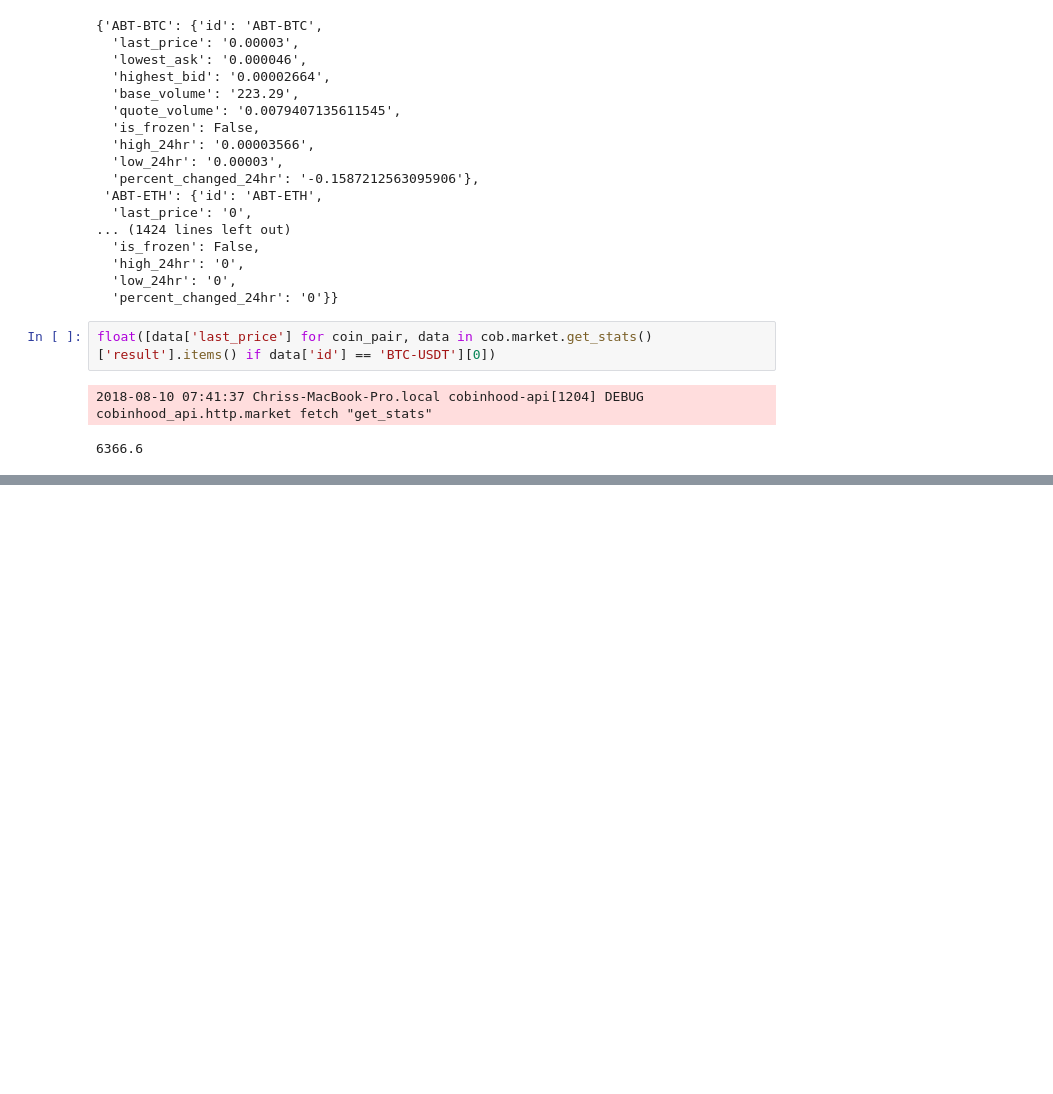
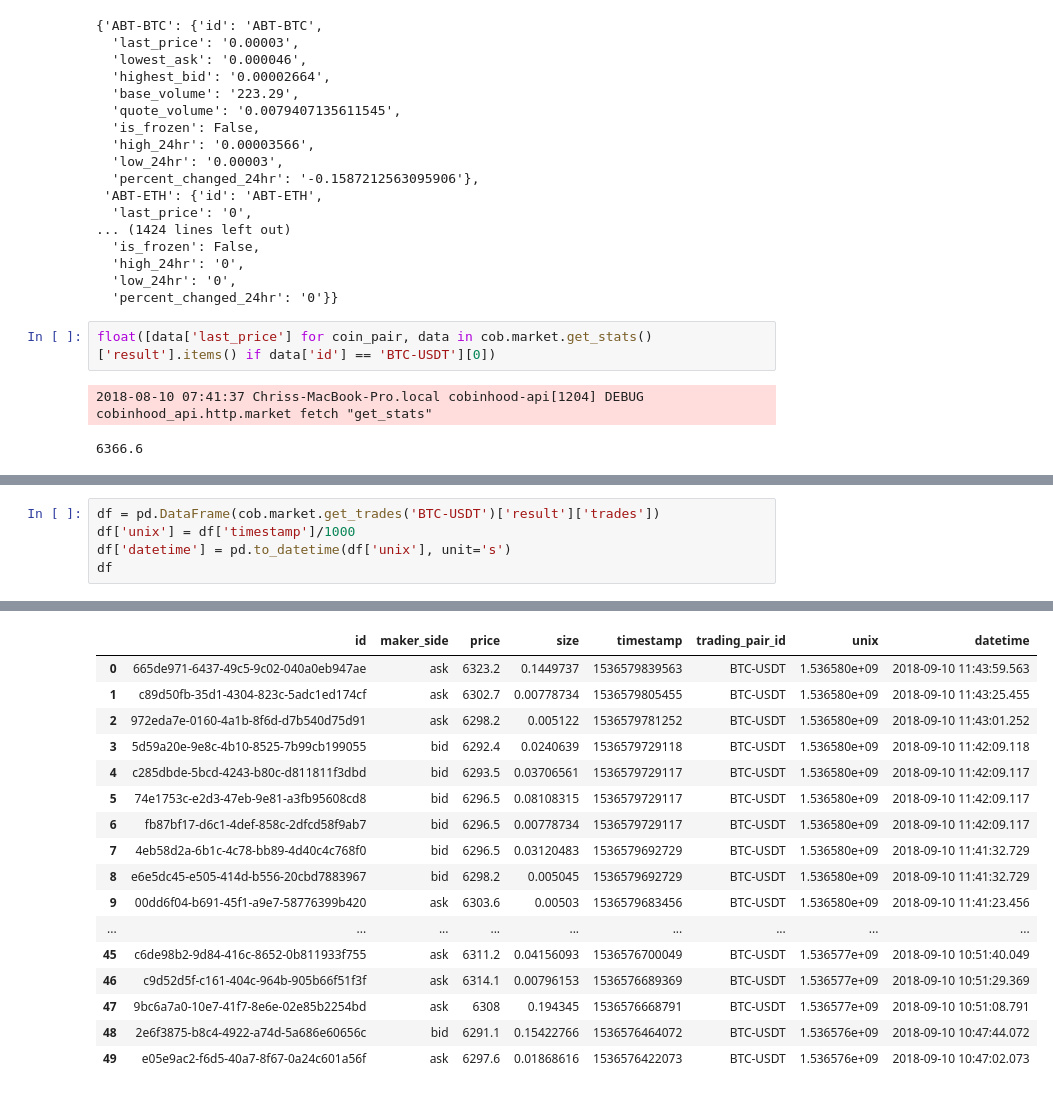
Before and after one commit to ChrisMcPherson/logic_by_loidsig, a Jupyter notebook: notebooks/cobinhood_data_exploration.ipynb, the cells around one changed output, grey strips where cells are left out. Cells and saved outputs as stored; diff of their text form; blank space fills up the shorter version.

```diff
--- a/notebooks/cobinhood_data_exploration.ipynb
+++ b/notebooks/cobinhood_data_exploration.ipynb
@@ -294,0 +419,6 @@ float([data['last_price'] for coin_pair, data in cob.market.get_stats()['result'
+# %%
+df = pd.DataFrame(cob.market.get_trades('BTC-USDT')['result']['trades'])
+df['unix'] = df['timestamp']/1000
+df['datetime'] = pd.to_datetime(df['unix'], unit='s')
+df
+# %% [output]
@@ -294,0 +426,17 @@ float([data['last_price'] for coin_pair, data in cob.market.get_stats()['result'
+|  | id | maker_side | price | size | timestamp | trading_pair_id | unix | datetime |
+| 0 | 665de971-6437-49c5-9c02-040a0eb947ae | ask | 6323.2 | 0.1449737 | 1536579839563 | BTC-USDT | 1.536580e+09 | 2018-09-10 11:43:59.563 |
+| 1 | c89d50fb-35d1-4304-823c-5adc1ed174cf | ask | 6302.7 | 0.00778734 | 1536579805455 | BTC-USDT | 1.536580e+09 | 2018-09-10 11:43:25.455 |
+| 2 | 972eda7e-0160-4a1b-8f6d-d7b540d75d91 | ask | 6298.2 | 0.005122 | 1536579781252 | BTC-USDT | 1.536580e+09 | 2018-09-10 11:43:01.252 |
+| 3 | 5d59a20e-9e8c-4b10-8525-7b99cb199055 | bid | 6292.4 | 0.0240639 | 1536579729118 | BTC-USDT | 1.536580e+09 | 2018-09-10 11:42:09.118 |
+| 4 | c285dbde-5bcd-4243-b80c-d811811f3dbd | bid | 6293.5 | 0.03706561 | 1536579729117 | BTC-USDT | 1.536580e+09 | 2018-09-10 11:42:09.117 |
+| 5 | 74e1753c-e2d3-47eb-9e81-a3fb95608cd8 | bid | 6296.5 | 0.08108315 | 1536579729117 | BTC-USDT | 1.536580e+09 | 2018-09-10 11:42:09.117 |
+| 6 | fb87bf17-d6c1-4def-858c-2dfcd58f9ab7 | bid | 6296.5 | 0.00778734 | 1536579729117 | BTC-USDT | 1.536580e+09 | 2018-09-10 11:42:09.117 |
+| 7 | 4eb58d2a-6b1c-4c78-bb89-4d40c4c768f0 | bid | 6296.5 | 0.03120483 | 1536579692729 | BTC-USDT | 1.536580e+09 | 2018-09-10 11:41:32.729 |
+| 8 | e6e5dc45-e505-414d-b556-20cbd7883967 | bid | 6298.2 | 0.005045 | 1536579692729 | BTC-USDT | 1.536580e+09 | 2018-09-10 11:41:32.729 |
+| 9 | 00dd6f04-b691-45f1-a9e7-58776399b420 | ask | 6303.6 | 0.00503 | 1536579683456 | BTC-USDT | 1.536580e+09 | 2018-09-10 11:41:23.456 |
+| ... | ... | ... | ... | ... | ... | ... | ... | ... |
+| 45 | c6de98b2-9d84-416c-8652-0b811933f755 | ask | 6311.2 | 0.04156093 | 1536576700049 | BTC-USDT | 1.536577e+09 | 2018-09-10 10:51:40.049 |
+| 46 | c9d52d5f-c161-404c-964b-905b66f51f3f | ask | 6314.1 | 0.00796153 | 1536576689369 | BTC-USDT | 1.536577e+09 | 2018-09-10 10:51:29.369 |
+| 47 | 9bc6a7a0-10e7-41f7-8e6e-02e85b2254bd | ask | 6308 | 0.194345 | 1536576668791 | BTC-USDT | 1.536577e+09 | 2018-09-10 10:51:08.791 |
+| 48 | 2e6f3875-b8c4-4922-a74d-5a686e60656c | bid | 6291.1 | 0.15422766 | 1536576464072 | BTC-USDT | 1.536576e+09 | 2018-09-10 10:47:44.072 |
+| 49 | e05e9ac2-f6d5-40a7-8f67-0a24c601a56f | ask | 6297.6 | 0.01868616 | 1536576422073 | BTC-USDT | 1.536576e+09 | 2018-09-10 10:47:02.073 |
```
Also changed, not shown: parts of 24 cells of this notebook, 25 other files.
